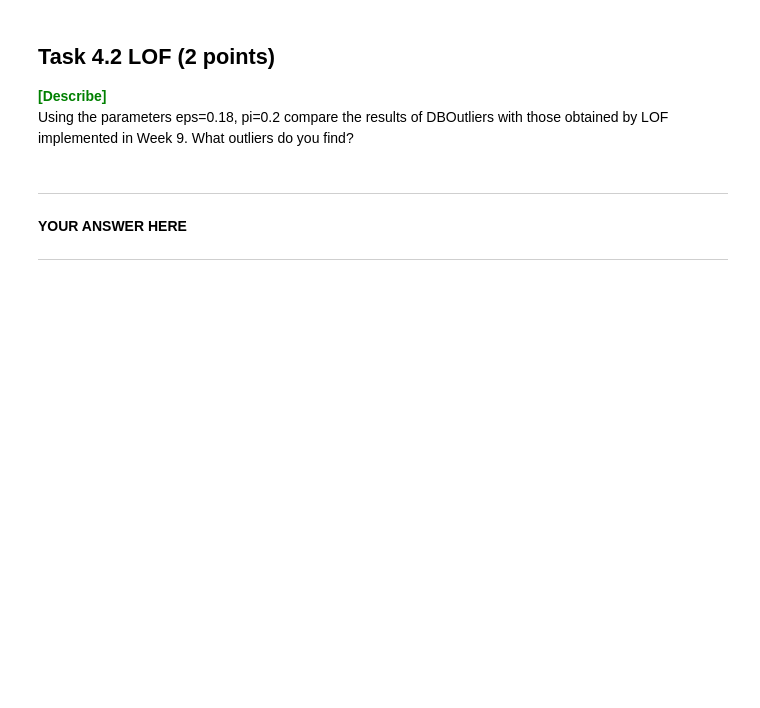
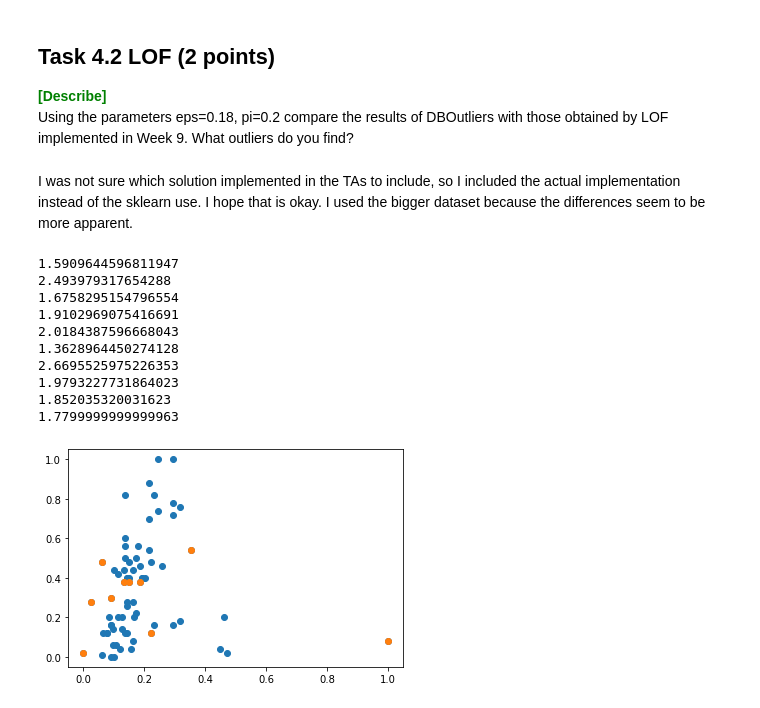
Before and after one commit to annesparks/dm23_handins, a Jupyter notebook: handins/handin1.ipynb, the cells around one changed output. Drawn from its saved outputs; the diff is of its cells as text; code cells hidden in the pictures; blank space fills up the shorter version.

```diff
--- a/handins/handin1.ipynb
+++ b/handins/handin1.ipynb
@@ -1530,4 +1563,61 @@ Using the parameters eps=0.18, pi=0.2 compare the results of DBOutliers with tho
-# %% [markdown]
-*******************
-**YOUR ANSWER HERE**
-******************
+# %% [markdown]
+I was not sure which solution implemented in the TAs to include, so I included the actual implementation instead of the sklearn use. I hope that is okay. I used the bigger dataset because the differences seem to be more apparent.
+# %%
+X = X_norm.copy()
+# %%
+#IMPELEMNTATION FROM TA WEEK 9
+k  = 3
+
+neighborhoods  = []
+kdists         = []
+
+# Find neighbors and kdists
+for i, x in enumerate(X):
+    n = np.arange(X.shape[0])
+    d = np.zeros_like(n, dtype=float)
+    for j, x_ in enumerate(X):
+        if i == j: continue # skip i it self
+        d[j] = np.linalg.norm((x-x_), ord=1)
+    args = np.argsort(d)
+    ns = n[args]
+    ds = d[args]
+
+    kdist =  ds[k-1]
+    #print(f'd:{d}\nns:{ns}\nds: {ds}\nkdist:{kdist}')
+    kdists.append(kdist)
+    neighborhoods.append(ns[ds <= kdist])
+
+# Compute lrds
+reach_dist = lambda i, j: max(kdists[j], np.linalg.norm(X[i]-X[j], ord=1))
+lrds = []
+for i, x in enumerate(X):
+    lrd = 0
+    for j in neighborhoods[i]:
+        lrd += reach_dist(i, j)
+    lrd /= len(neighborhoods[i])-1
+    lrd = 1 / lrd
+    lrds.append(lrd)
+
+def LOF(i):
+    lof = np.sum([lrds[j] for j in neighborhoods[i]])/len(neighborhoods[i])
+    return lof / lrds[i]
+
+lofs = [LOF(i)> 1.30 for i in range(len(X))]
+
+plt.scatter(X[:,0],X[:,1])
+plt.scatter(X[lofs,0],X[lofs,1])
+
+for i in range(len(lofs)):
+    if lofs[i]: print(LOF(i))
+# %% [output]
+1.5909644596811947
+2.493979317654288
+1.6758295154796554
+1.9102969075416691
+2.0184387596668043
+1.3628964450274128
+2.6695525975226353
+1.9793227731864023
+1.852035320031623
+1.7799999999999963
+[figure, added]
```
Also changed, not shown: parts of 14 cells of this notebook.
